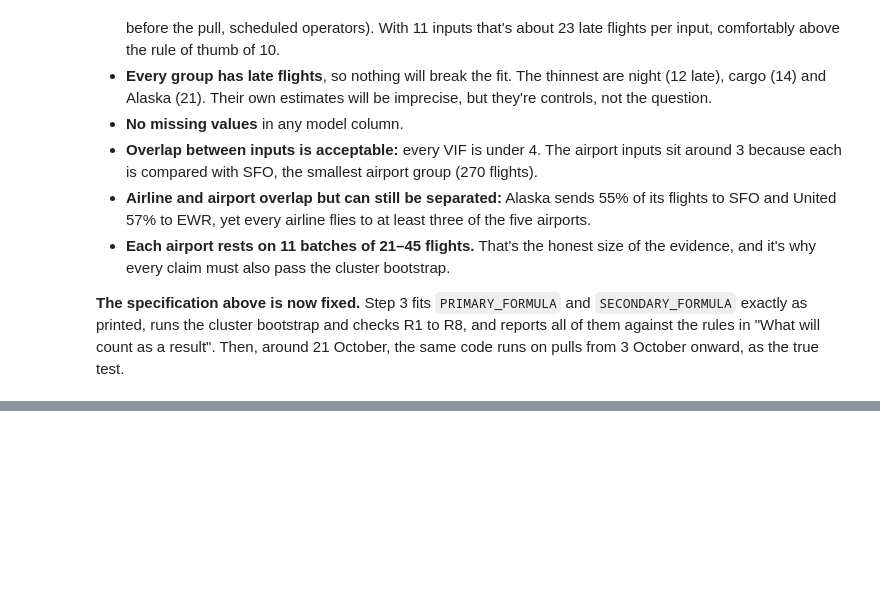
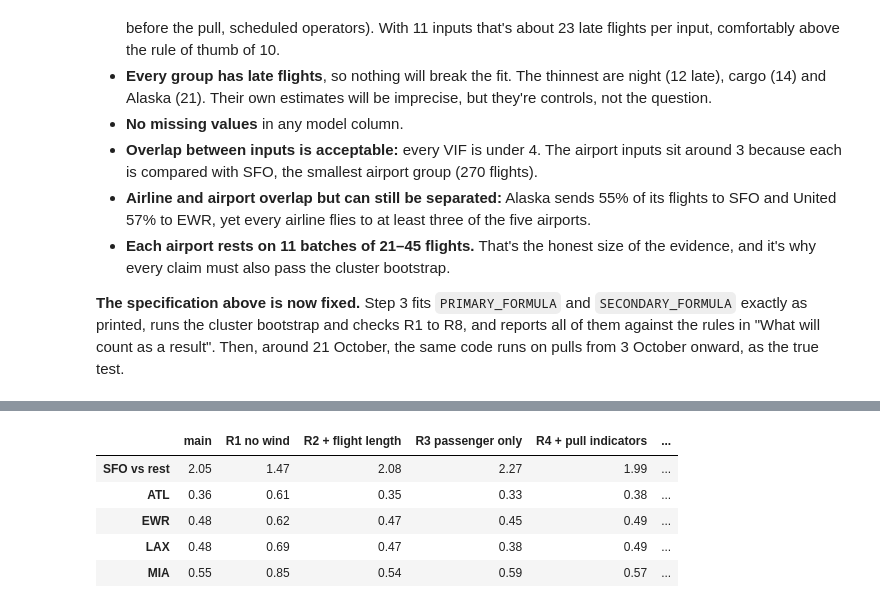
Before and after one commit to Riostega/flight-delay-pipeline, a Jupyter notebook: analysis/02_regression.ipynb, the cells around one changed output, grey strips where cells are left out. Cells and saved outputs as stored; diff of their text form; code cells hidden in the pictures; blank space fills up the shorter version.

```diff
--- a/analysis/02_regression.ipynb
+++ b/analysis/02_regression.ipynb
@@ -319,0 +564,10 @@ from 3 October onward, as the true test.
+# %%
+# Odds ratios across the checks. Rows: comparison. Columns: check.
+pd.DataFrame({name: result["odds ratio"] for name, result in check_results.items()}).round(2)
+# %% [output]
+|  | main | R1 no wind | R2 + flight length | R3 passenger only | R4 + pull indicators | ... |
+| SFO vs rest | 2.05 | 1.47 | 2.08 | 2.27 | 1.99 | ... |
+| ATL | 0.36 | 0.61 | 0.35 | 0.33 | 0.38 | ... |
+| EWR | 0.48 | 0.62 | 0.47 | 0.45 | 0.49 | ... |
+| LAX | 0.48 | 0.69 | 0.47 | 0.38 | 0.49 | ... |
+| MIA | 0.55 | 0.85 | 0.54 | 0.59 | 0.57 | ... |
```
Also changed, not shown: parts of 32 cells of this notebook, 2 other files.
